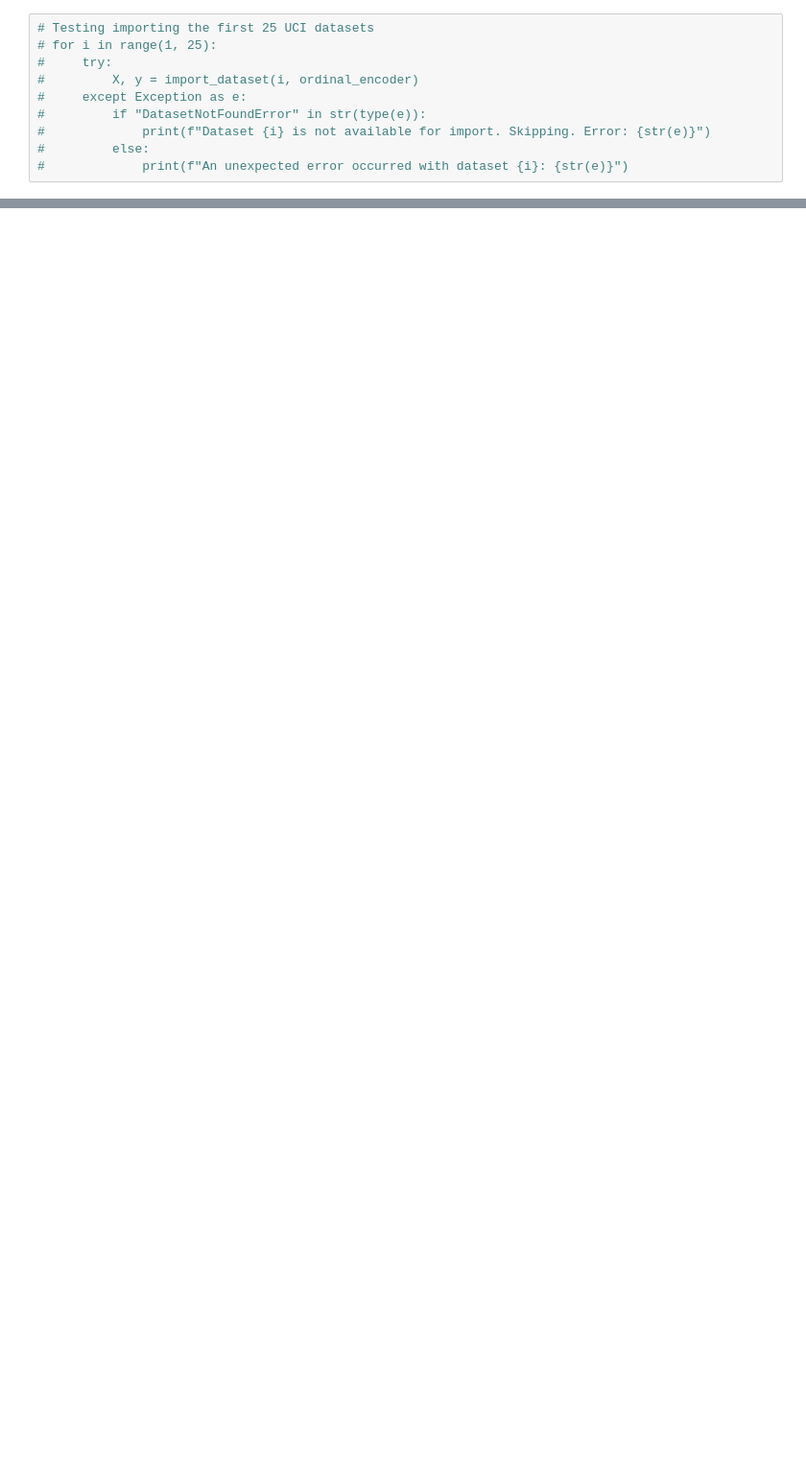
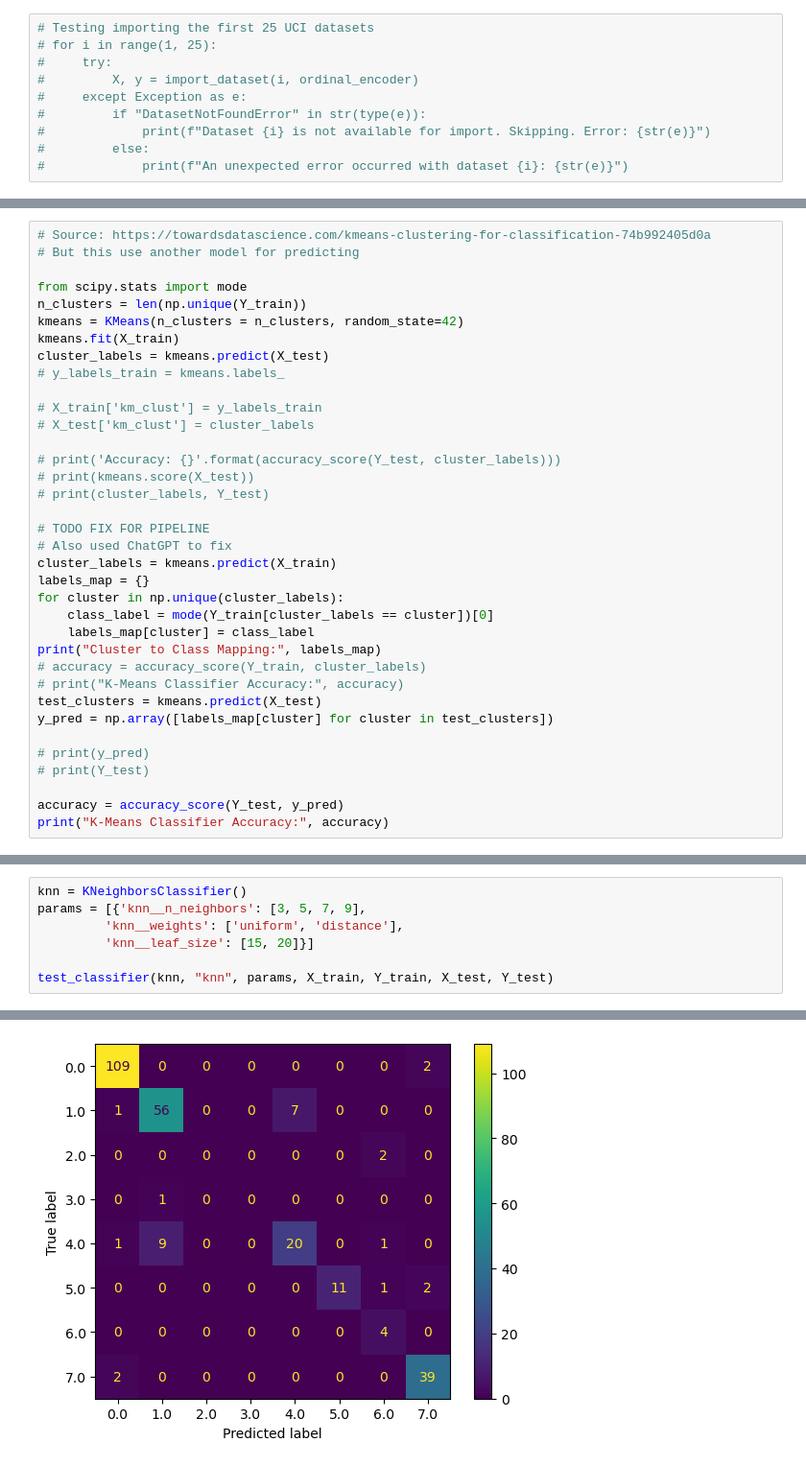
Before and after one commit to Dropptimus/D7041E_Mini_project, a Jupyter notebook: import_testing.ipynb, the cells around one changed output, grey strips where cells are left out. Shown at 96% size. Cells and saved outputs as stored; diff of their text form; blank space fills up the shorter version.

Commit message:
Y encoding and K-means testing

```diff
--- a/import_testing.ipynb
+++ b/import_testing.ipynb
@@ -123,0 +204,36 @@ Standard Deviations :0.018
+# %%
+# Source: https://towardsdatascience.com/kmeans-clustering-for-classification-74b992405d0a
+# But this use another model for predicting
+
+from scipy.stats import mode
+n_clusters = len(np.unique(Y_train))
+kmeans = KMeans(n_clusters = n_clusters, random_state=42)
+kmeans.fit(X_train)
+cluster_labels = kmeans.predict(X_test)
+# y_labels_train = kmeans.labels_
+
+# X_train['km_clust'] = y_labels_train
+# X_test['km_clust'] = cluster_labels
+
+# print('Accuracy: {}'.format(accuracy_score(Y_test, cluster_labels)))
+# print(kmeans.score(X_test))
+# print(cluster_labels, Y_test)
+
+# TODO FIX FOR PIPELINE
+# Also used ChatGPT to fix
+cluster_labels = kmeans.predict(X_train)
+labels_map = {}
+for cluster in np.unique(cluster_labels):
+    class_label = mode(Y_train[cluster_labels == cluster])[0]
+    labels_map[cluster] = class_label
+print("Cluster to Class Mapping:", labels_map)
+# accuracy = accuracy_score(Y_train, cluster_labels)
+# print("K-Means Classifier Accuracy:", accuracy)
+test_clusters = kmeans.predict(X_test)
+y_pred = np.array([labels_map[cluster] for cluster in test_clusters])
+
+# print(y_pred)
+# print(Y_test)
+
+accuracy = accuracy_score(Y_test, y_pred)
+print("K-Means Classifier Accuracy:", accuracy)
@@ -123,0 +243,8 @@ Standard Deviations :0.018
+# %%
+knn = KNeighborsClassifier()
+params = [{'knn__n_neighbors': [3, 5, 7, 9],
+         'knn__weights': ['uniform', 'distance'],
+         'knn__leaf_size': [15, 20]}]
+
+test_classifier(knn, "knn", params, X_train, Y_train, X_test, Y_test)
+# %% [output]
@@ -123,0 +255 @@ Standard Deviations :0.018
+[figure, added]
```
Also changed, not shown: parts of 13 cells of this notebook, 1 other file.
